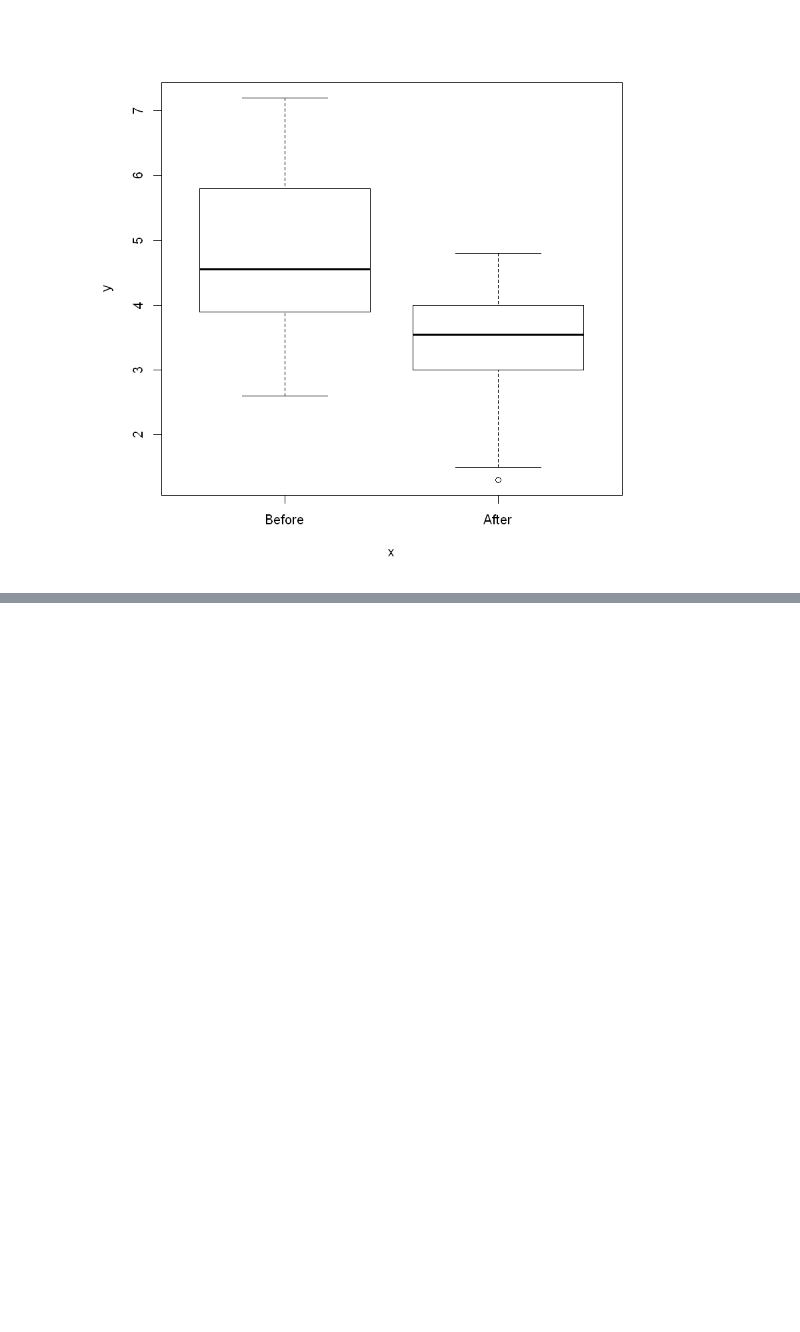
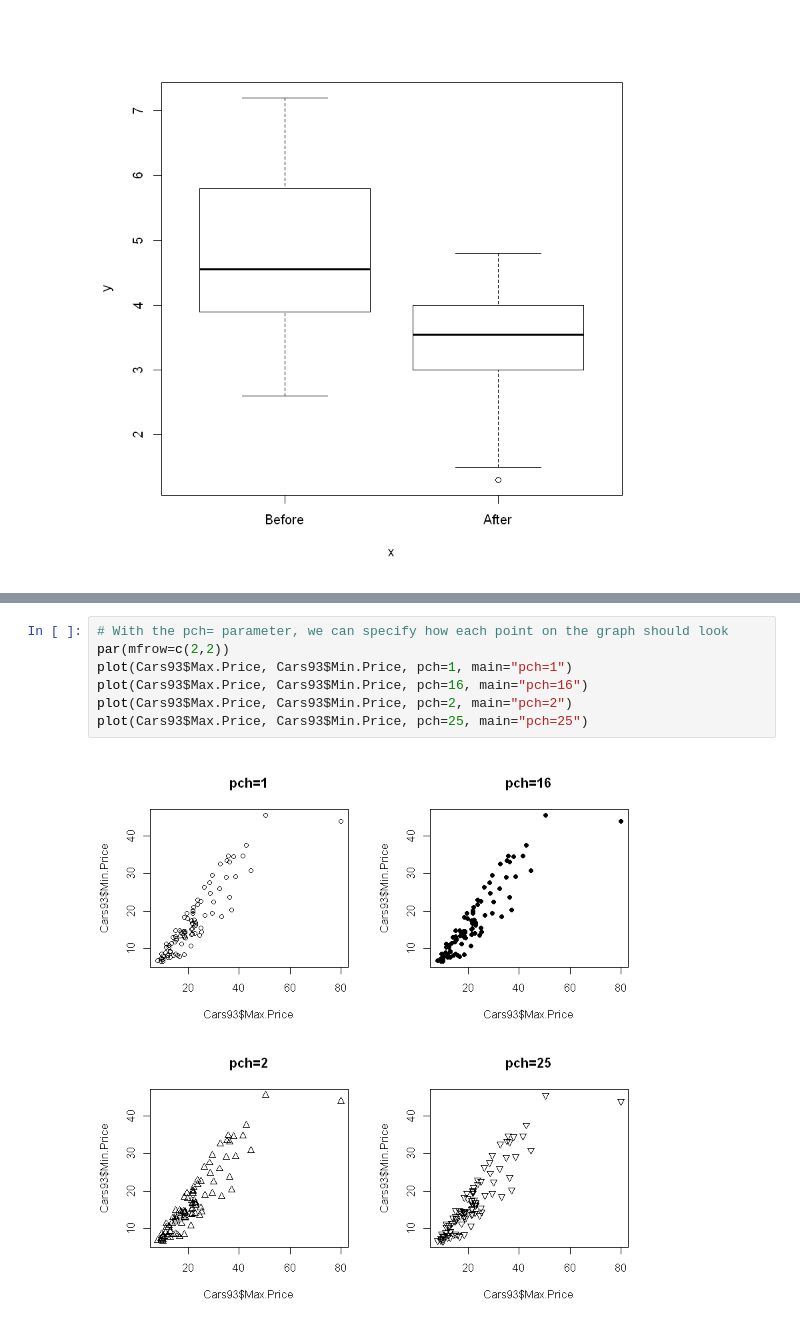
Before and after one commit to TylerTompa/Learn_R, a Jupyter notebook: Learn Base R Visualization.ipynb, the cells around one changed output, grey strips where cells are left out. Saved outputs shown, nothing was run; the diff lists cells and outputs as text; blank space fills up the shorter version.

```diff
--- a/Learn Base R Visualization.ipynb
+++ b/Learn Base R Visualization.ipynb
@@ -70,0 +81,9 @@ plot(whiteside$Insul, whiteside$Gas)
+# %%
+# With the pch= parameter, we can specify how each point on the graph should look
+par(mfrow=c(2,2))
+plot(Cars93$Max.Price, Cars93$Min.Price, pch=1, main="pch=1")
+plot(Cars93$Max.Price, Cars93$Min.Price, pch=16, main="pch=16")
+plot(Cars93$Max.Price, Cars93$Min.Price, pch=2, main="pch=2")
+plot(Cars93$Max.Price, Cars93$Min.Price, pch=25, main="pch=25")
+# %% [output]
+[figure, added]
```
Also changed, not shown: parts of 7 cells of this notebook.
